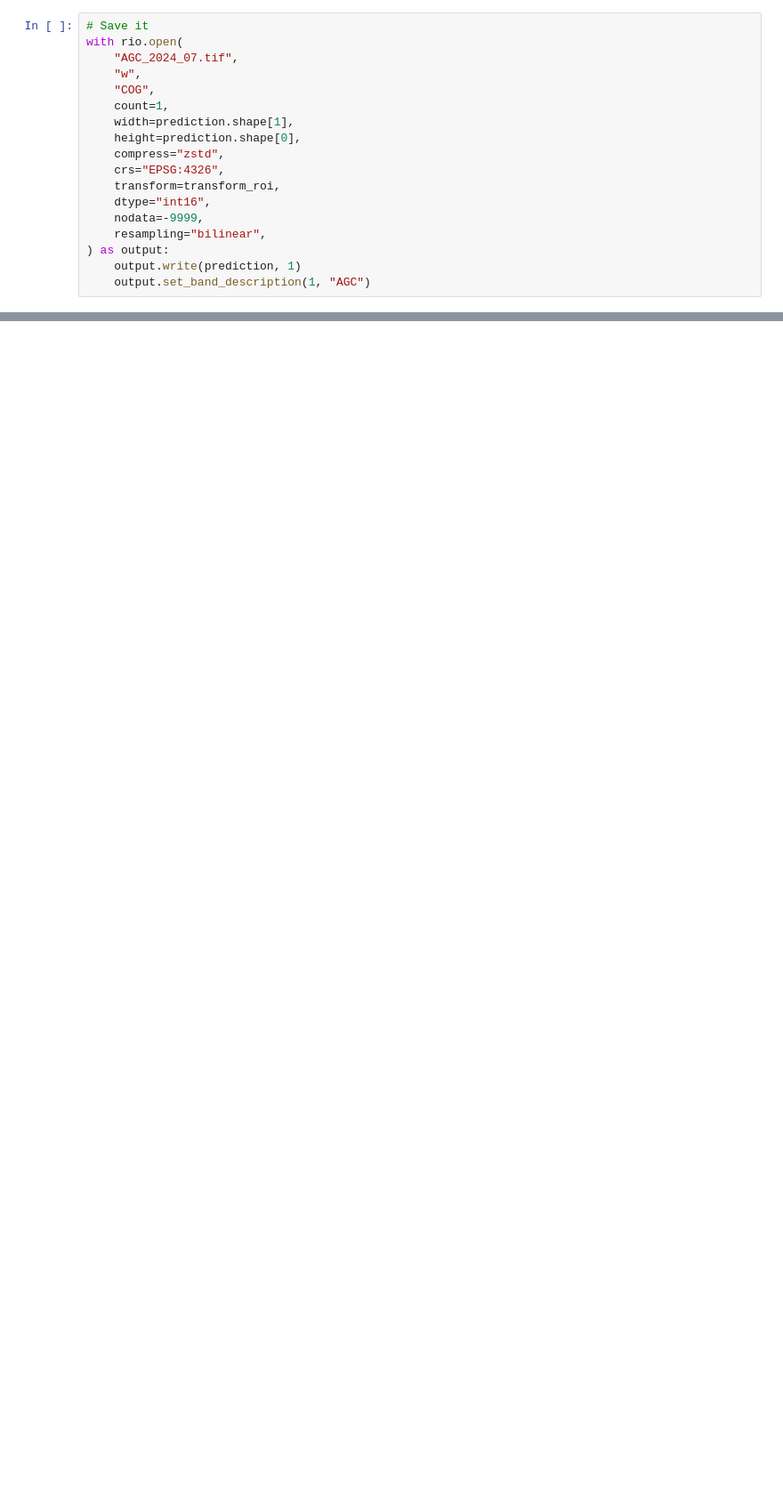
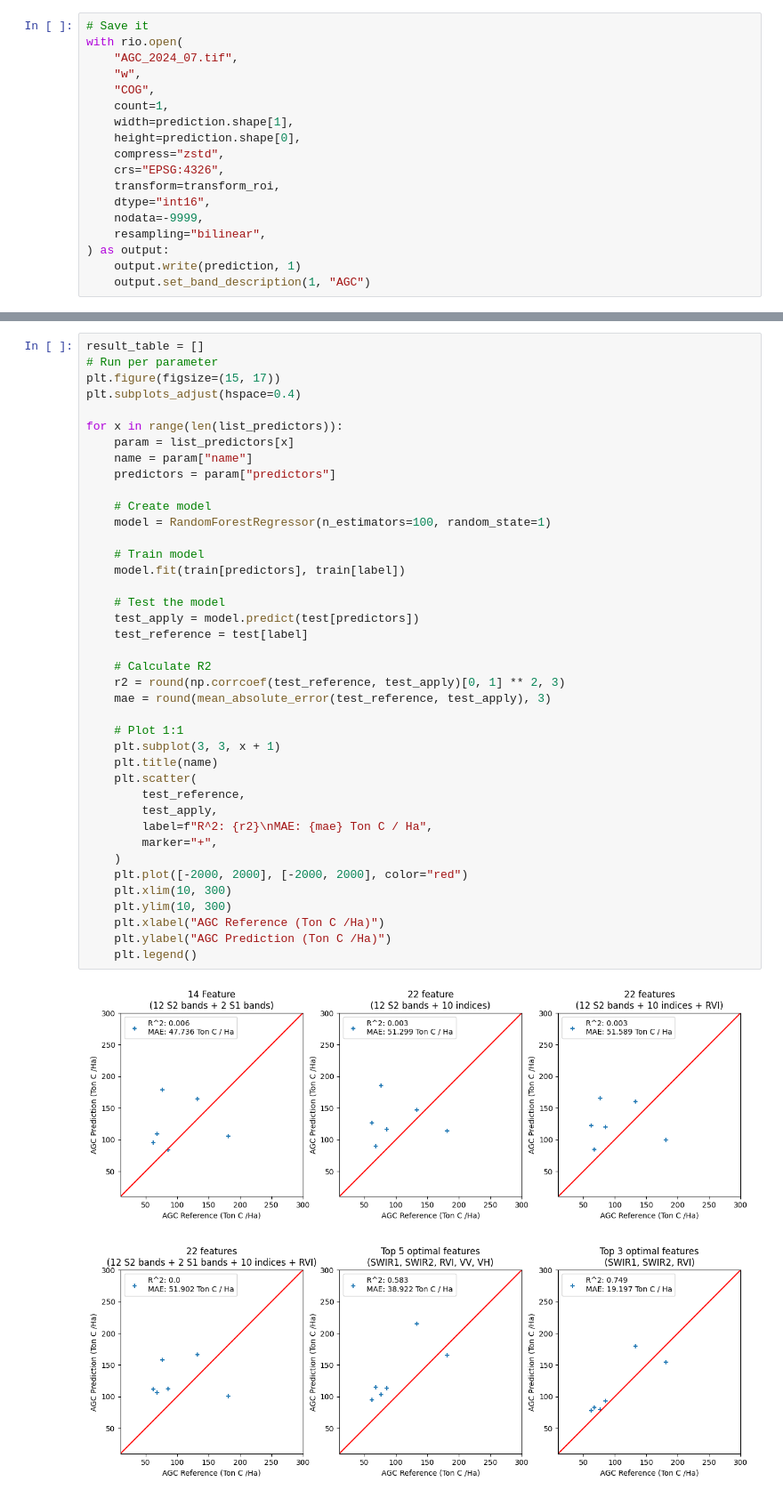
Before and after one commit to ramiqcom/mangrove-sofifi, a Jupyter notebook: notebook/2.modelling.ipynb, the cells around one changed output, grey strips where cells are left out. Shown at 89% size. Drawn from its saved outputs; the diff is of its cells as text; blank space fills up the shorter version.

```diff
--- a/notebook/2.modelling.ipynb
+++ b/notebook/2.modelling.ipynb
@@ -457,0 +522,42 @@ with rio.open(
+# %%
+result_table = []
+# Run per parameter
+plt.figure(figsize=(15, 17))
+plt.subplots_adjust(hspace=0.4)
+
+for x in range(len(list_predictors)):
+    param = list_predictors[x]
+    name = param["name"]
+    predictors = param["predictors"]
+
+    # Create model
+    model = RandomForestRegressor(n_estimators=100, random_state=1)
+
+    # Train model
+    model.fit(train[predictors], train[label])
+
+    # Test the model
+    test_apply = model.predict(test[predictors])
+    test_reference = test[label]
+
+    # Calculate R2
+    r2 = round(np.corrcoef(test_reference, test_apply)[0, 1] ** 2, 3)
+    mae = round(mean_absolute_error(test_reference, test_apply), 3)
+
+    # Plot 1:1
+    plt.subplot(3, 3, x + 1)
+    plt.title(name)
+    plt.scatter(
+        test_reference,
+        test_apply,
+        label=f"R^2: {r2}\nMAE: {mae} Ton C / Ha",
+        marker="+",
+    )
+    plt.plot([-2000, 2000], [-2000, 2000], color="red")
+    plt.xlim(10, 300)
+    plt.ylim(10, 300)
+    plt.xlabel("AGC Reference (Ton C /Ha)")
+    plt.ylabel("AGC Prediction (Ton C /Ha)")
+    plt.legend()
+# %% [output]
+[figure, added]
```
Also changed, not shown: parts of 3 cells of this notebook.
